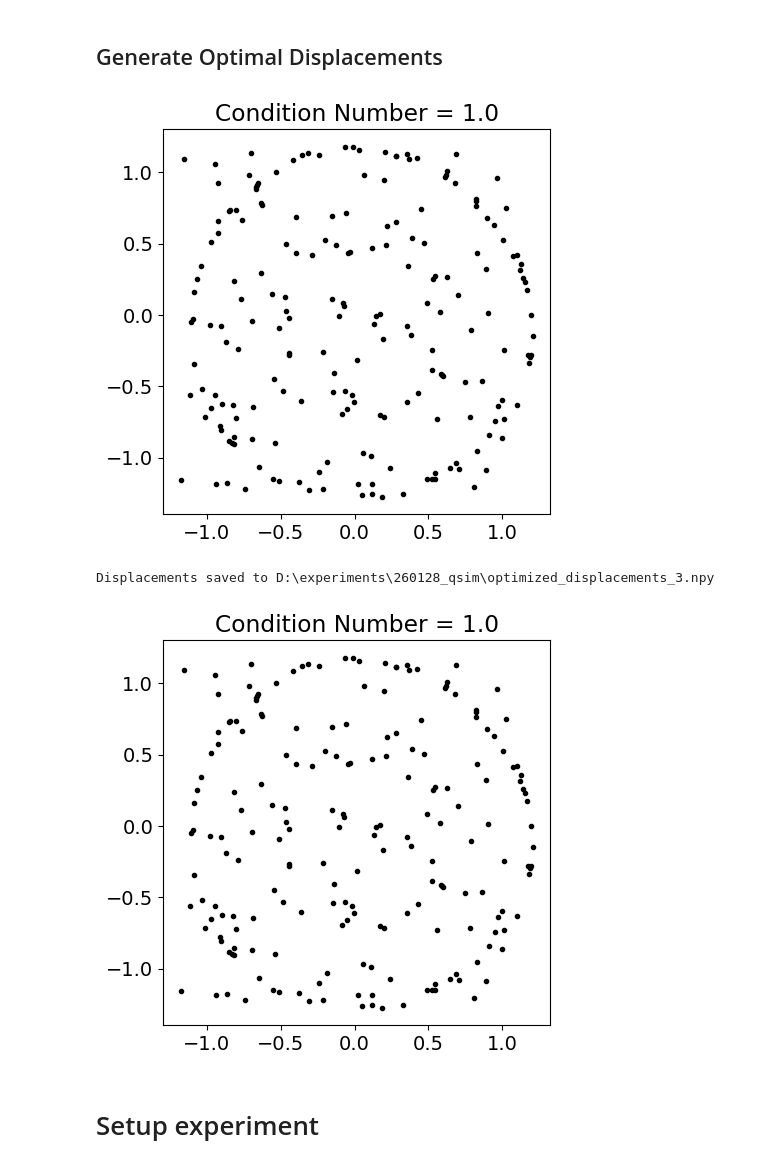
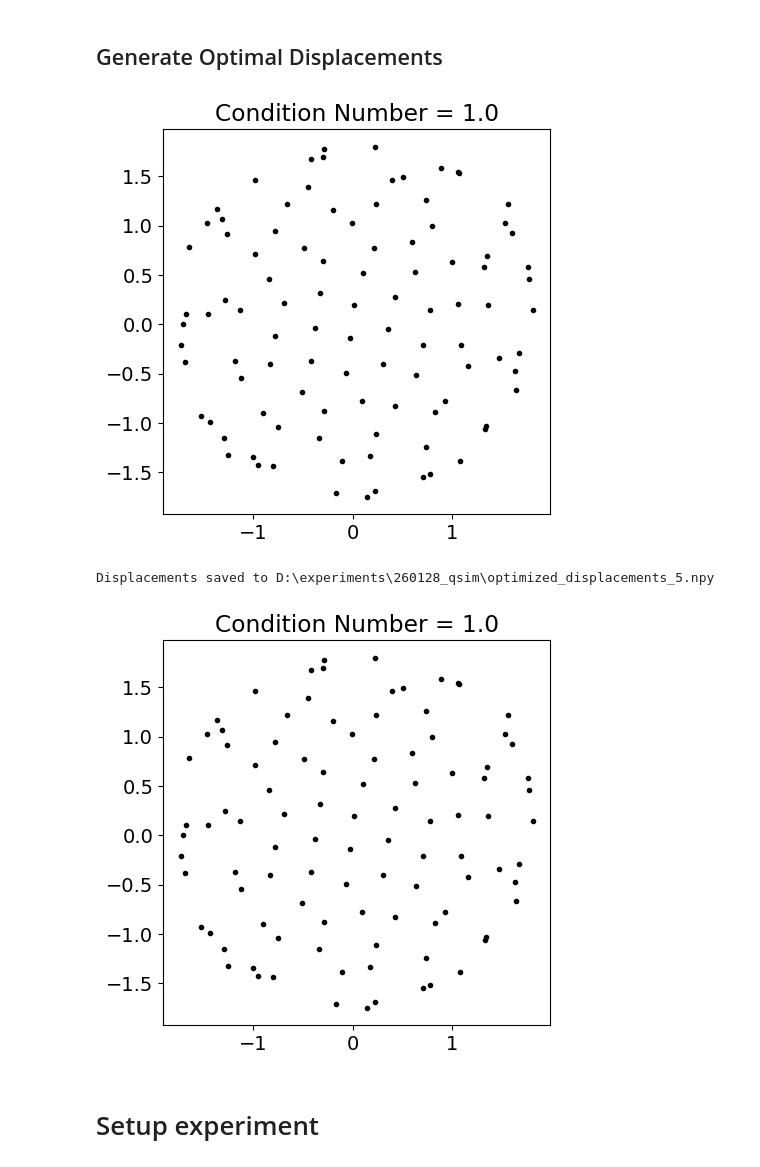
Before and after one commit to SchusterLab/multimode_expts, a Jupyter notebook: measurement_notebooks/connie/qsim_wigner.ipynb, the cells around one changed output. Cells and saved outputs as stored; diff of their text form; code cells hidden in the pictures.

Commit message:
debugging wigner for qsim experiments

```diff
--- a/measurement_notebooks/connie/qsim_wigner.ipynb
+++ b/measurement_notebooks/connie/qsim_wigner.ipynb
@@ -871,14 +871,14 @@ station.snapshot_hardware_config(update_main=True)
 ## Generate Optimal Displacements
 # %%
 from fitting.wigner import OptimalDisplacementGeneration
-n_photon = 3 # maximum photon number to consider
-n_disps = 200 # number of displacements to use in the optimization
+n_photon = 5 # maximum photon number to consider
+n_disps = 100 # number of displacements to use in the optimization
 opt_alphas = OptimalDisplacementGeneration(FD = n_photon, n_disps=n_disps)
 return_dict = opt_alphas.optimize(save_dir = station.experiment_path)
 # %% [output]
-[figure, old version]
+[figure, new version]
-Displacements saved to D:\experiments\260128_qsim\optimized_displacements_3.npy
+Displacements saved to D:\experiments\260128_qsim\optimized_displacements_5.npy
-[figure, old version]
+[figure, new version]
 # %% [markdown]
 # Setup experiment
 # %%
```
Also changed, not shown: parts of 4 cells of this notebook, 1 other file.
